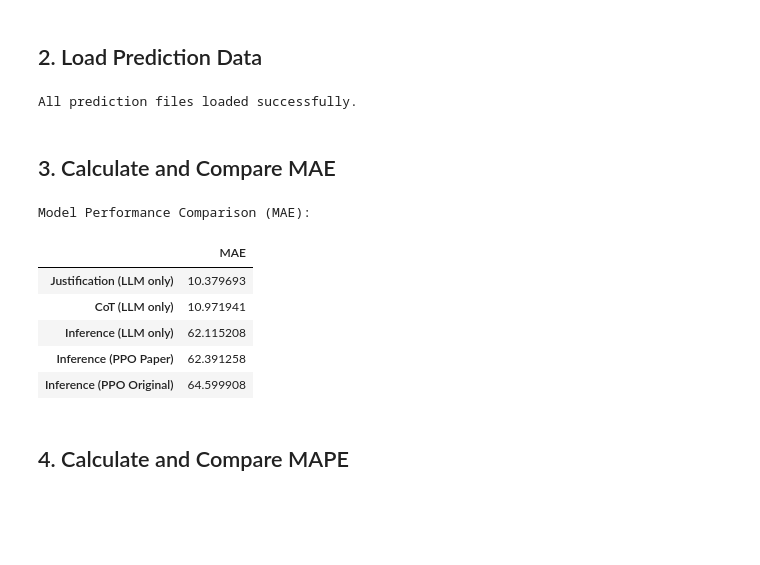
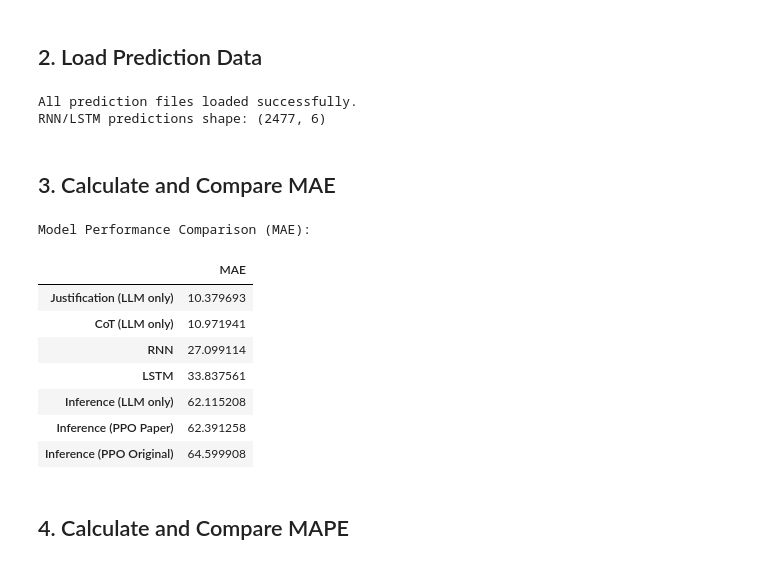
Before and after one commit to ajiayi-debug/StockPPOLLMresearch, a Jupyter notebook: model/llm_results.ipynb, the cells around one changed output. Drawn from its saved outputs; the diff is of its cells as text; code cells hidden in the pictures; blank space fills up the shorter version.

```diff
--- a/model/llm_results.ipynb
+++ b/model/llm_results.ipynb
@@ -60,7 +60,12 @@ try:
     with open('../results/llm_predictions_cot_checkpoint.json', 'r') as f:
         cot_raw = json.load(f)
 
+    # --- Load RNN/LSTM predictions ---
+    rnn_lstm_df = pd.read_csv('../results/rnn_lstm_predictions.csv')
+    rnn_lstm_df['date'] = pd.to_datetime(rnn_lstm_df['date'])
+
     print("All prediction files loaded successfully.")
+    print(f"RNN/LSTM predictions shape: {rnn_lstm_df.shape}")
 
 except FileNotFoundError as e:
     print(f"Error loading data: {e}. Please ensure all inference notebooks have been run.")
@@ -68,6 +73,7 @@ except Exception as e:
     print(f"An unexpected error occurred: {e}")
 # %% [output]
 All prediction files loaded successfully.
+RNN/LSTM predictions shape: (2477, 6)
 # %% [markdown]
 ## 3. Calculate and Compare MAE
 # %%
@@ -100,33 +106,40 @@ def calculate_mae_from_raw(raw_data):
 
 results = {}
 
+# RNN/LSTM models
+if 'rnn_lstm_df' in locals():
+    results['RNN'] = {'MAE': calculate_mae_from_df(rnn_lstm_df, 'rnn_prediction')}
+    results['LSTM'] = {'MAE': calculate_mae_from_df(rnn_lstm_df, 'lstm_prediction')}
+
 # PPO models
 if 'inference_ppo_df' in locals():
     results['Inference (PPO Original)'] = {'MAE': calculate_mae_from_df(inference_ppo_df, 'ppo_adjusted_prediction')}
 if 'paper_ppo_df' in locals():
     results['Inference (PPO Paper)'] = {'MAE': calculate_mae_from_df(paper_ppo_df, 'ppo_adjusted_prediction')}
 
 # Raw LLM models
 if 'inference_raw' in locals():
     results['Inference (LLM only)'] = {'MAE': calculate_mae_from_raw(inference_raw)}
 if 'justification_raw' in locals():
     results['Justification (LLM only)'] = {'MAE': calculate_mae_from_raw(justification_raw)}
 if 'cot_raw' in locals():
     results['CoT (LLM only)'] = {'MAE': calculate_mae_from_raw(cot_raw)}
 
 if results:
     results_df = pd.DataFrame(results).T
     results_df = results_df.sort_values(by='MAE', ascending=True)
 
     print("Model Performance Comparison (MAE):")
     display(results_df)
 else:
     print("No data to compare. Please check the file loading step.")
 # %% [output]
 Model Performance Comparison (MAE):
 |  | MAE |
 | Justification (LLM only) | 10.379693 |
 | CoT (LLM only) | 10.971941 |
+| RNN | 27.099114 |
+| LSTM | 33.837561 |
 | Inference (LLM only) | 62.115208 |
 | Inference (PPO Paper) | 62.391258 |
 | Inference (PPO Original) | 64.599908 |
```
Also changed, not shown: parts of 2 cells of this notebook, 4 other files.
